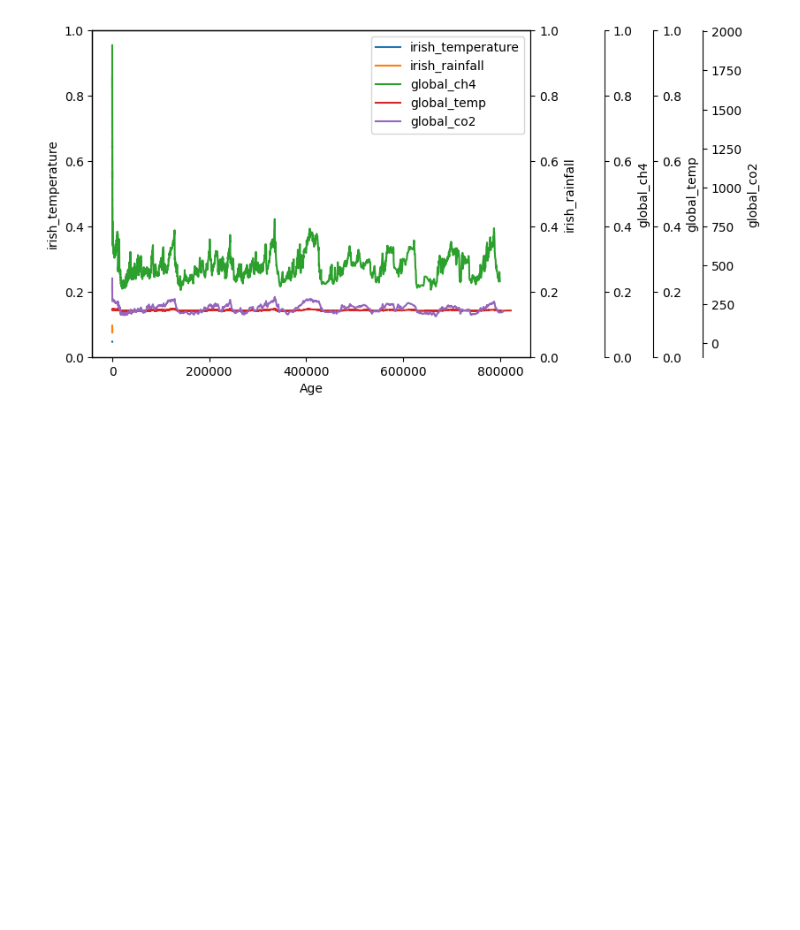
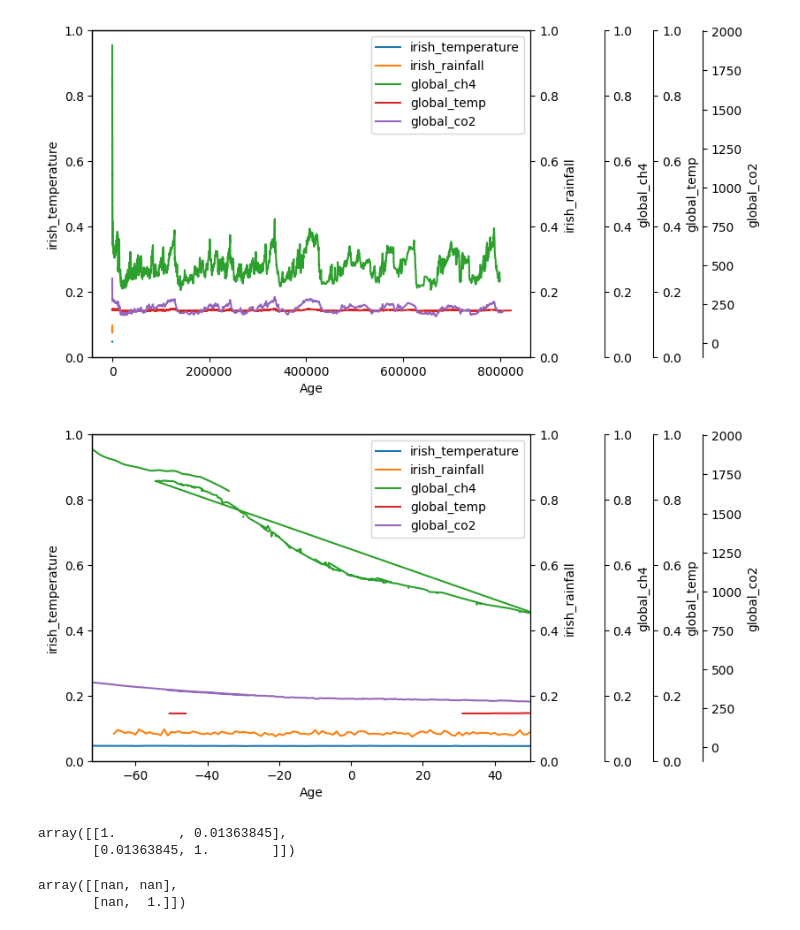
Before and after one commit to tomdbrophy/prog_data_analysis_assessment_2, a Jupyter notebook: project2.ipynb, the cells around one changed output. Saved outputs shown, nothing was run; the diff lists cells and outputs as text; code cells hidden in the pictures; blank space fills up the shorter version.

Commit message:
Some correlation coefficients added

```diff
--- a/project2.ipynb
+++ b/project2.ipynb
@@ -474,3 +473,61 @@ ax4.spines['right'].set_position(('outward', 100))
 ax5.spines['right'].set_position(('outward', 140))
 # %% [output]
 [figure]
+# %%
+# Plotting info found at: https://stackoverflow.com/questions/9103166/multiple-axis-in-matplotlib-with-different-scales
+# This includes all data in the aggregate dataframe
+fig, ax1 = plt.subplots()
+
+# Get individual plotting data
+x = df['age']
+y1 = df['irish_temperature']
+y2 = df['irish_rainfall']
+y3 = df['global_ch4']
+y4 = df['global_temp_x']
+y5 = df['global_co2_x']
+
+# Create multiple axes sharing the x axis
+ax2 = ax1.twinx()
+ax3 = ax1.twinx()
+ax4 = ax1.twinx()
+ax5 = ax1.twinx()
+
+# Limits range to start in 1900
+ax1.set_xlim(-72, 50)
+
+# Set labels for axes
+ax1.set_xlabel('Age')
+ax1.set_ylabel('irish_temperature')
+ax2.set_ylabel('irish_rainfall')
+ax3.set_ylabel('global_ch4')
+ax4.set_ylabel('global_temp')
+ax5.set_ylabel('global_co2')
+
+
+# Plot data
+p1 = plt.plot(x, y1, label='irish_temperature')
+p2 = plt.plot(x, y2, label='irish_rainfall')
+p3 = plt.plot(x, y3, label='global_ch4')
+p4 = plt.plot(x, y4, label='global_temp')
+p5 = plt.plot(x, y5, label='global_co2')
+
+# Add legend
+ax1.legend(handles=p1+p2+p3+p4+p5, loc='best')
+
+# Create separate y axis indicators to the right of the plot
+ax3.spines['right'].set_position(('outward', 60))
+ax4.spines['right'].set_position(('outward', 100))
+ax5.spines['right'].set_position(('outward', 140))
+# %% [output]
+[figure, added]
+# %%
+# Correlation between Irish temperature and rainfall (1900 - present)
+np.corrcoef(df.iloc[6:157, 1], df.iloc[6:157, 2])
+# %% [output]
+array([[1.        , 0.01363845],
+       [0.01363845, 1.        ]])
+# %%
+np.corrcoef(df.iloc[0:46, 3], df.iloc[0:46, 6])
+# %% [output]
+array([[nan, nan],
+       [nan,  1.]])
```
Also changed, not shown: parts of 2 cells of this notebook.
